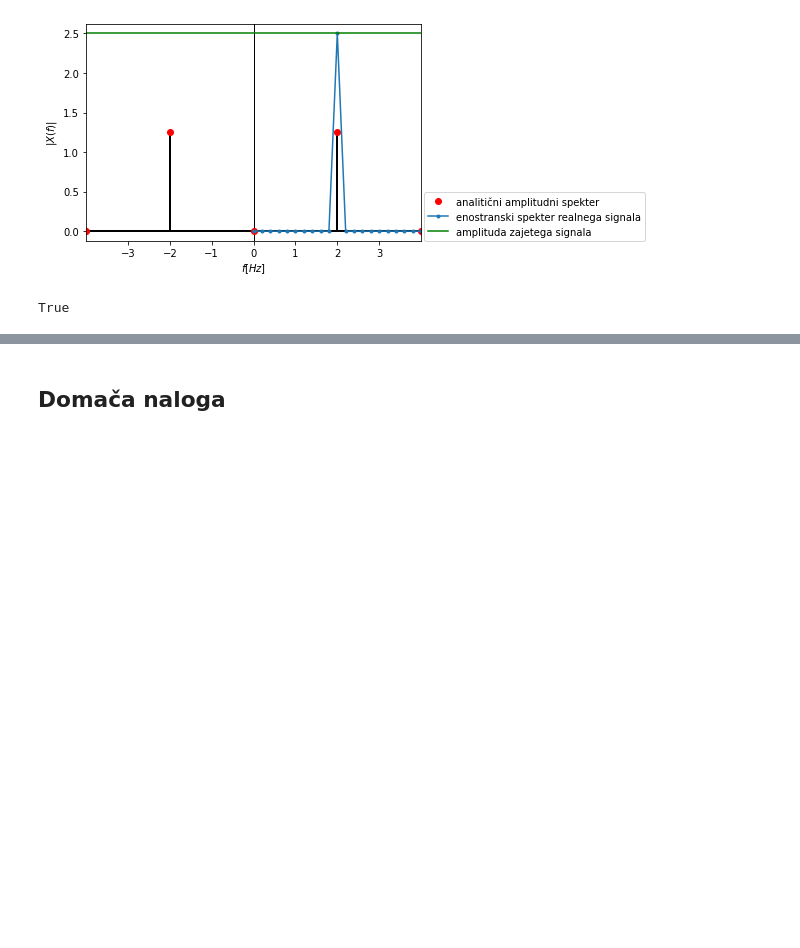
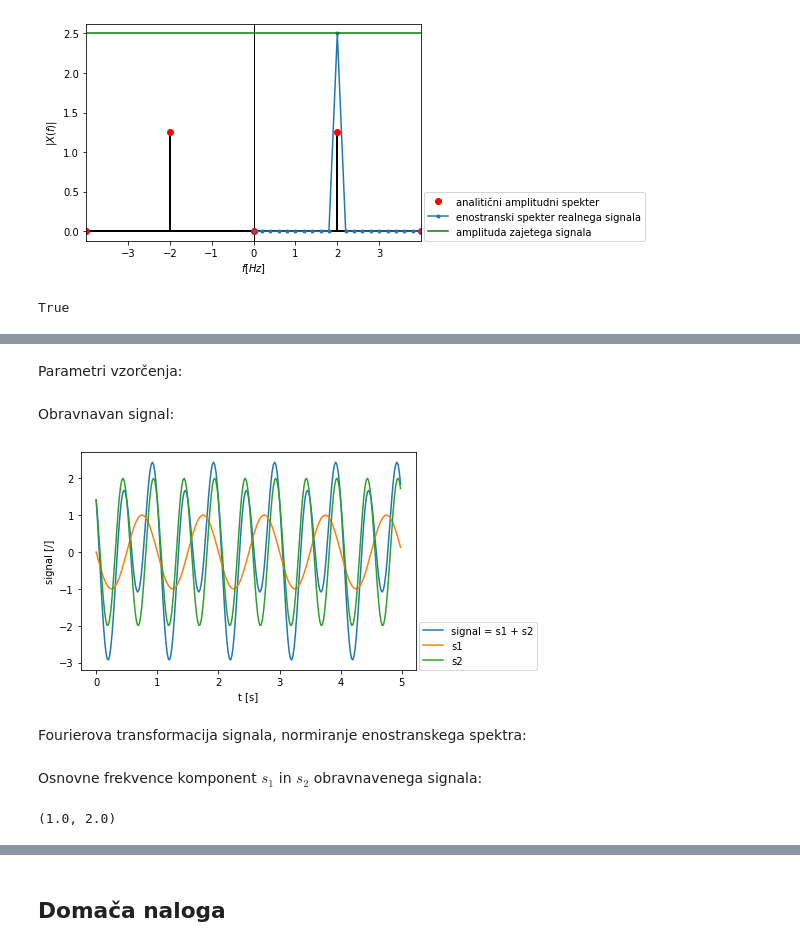
Before and after one commit to domengorjup/ps_lv, a Jupyter notebook: _sources/notebooks/03 - Fourierova integralska transformacija.ipynb, the cells around one changed output, grey strips where cells are left out. Cells and saved outputs as stored; diff of their text form; code cells hidden in the pictures; blank space fills up the shorter version.

```diff
--- a/_sources/notebooks/03 - Fourierova integralska transformacija.ipynb
+++ b/_sources/notebooks/03 - Fourierova integralska transformacija.ipynb
@@ -330,0 +337,32 @@ True
+# %%
+A1 = 1
+A2 = 2
+f1 = 1
+f2 = 2
+phi1 = np.pi/2
+phi2 = np.pi/4
+# %% [markdown]
+Parametri vzorčenja:
+# %%
+fs = 50
+dt = 1/fs
+T = 5
+t = np.arange(0, T*fs) * dt
+# %% [markdown]
+Obravnavan signal:
+# %%
+s1 = A1*np.cos(2*np.pi*f1*t + phi1)
+s2 = A2*np.cos(2*np.pi*f2*t + phi2)
+signal = s1 + s2
+# %%
+plt.figure()
+plt.plot(t, signal, label='signal = s1 + s2')
+plt.plot(t, s1, label='s1')
+plt.plot(t, s2, label='s2')
+plt.xlabel('t [s]')
+plt.ylabel('signal [/]')
+plt.legend(loc=(1.01, 0));
+# %% [output]
+[figure, added]
+# %% [markdown]
+Fourierova transformacija signala, normiranje enostranskega spektra:
@@ -330,0 +373,8 @@ True
+# %% [markdown]
+Osnovne frekvence komponent $s_1$ in $s_2$ obravnavenega signala:
+# %%
+i1 = np.argmin(np.abs(freq-1))
+i2 = np.argmin(np.abs(freq-2))
+freq[i1], freq[i2]
+# %% [output]
+(1.0, 2.0)
```
Also changed, not shown: parts of 6 cells of this notebook, 4 other files.
